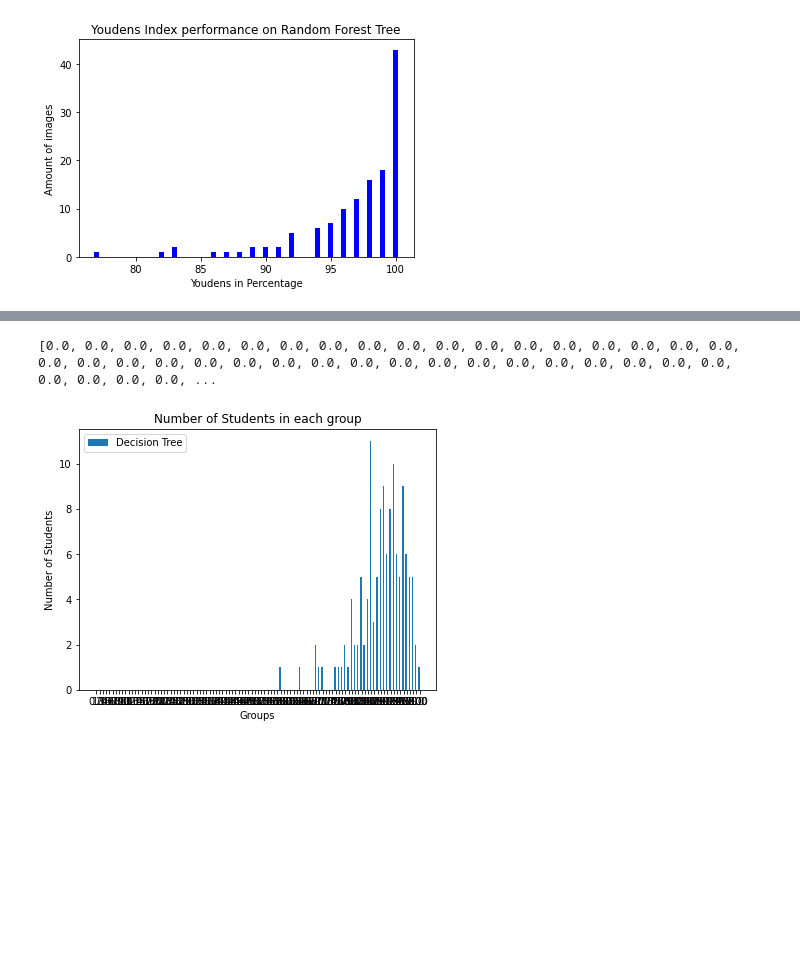
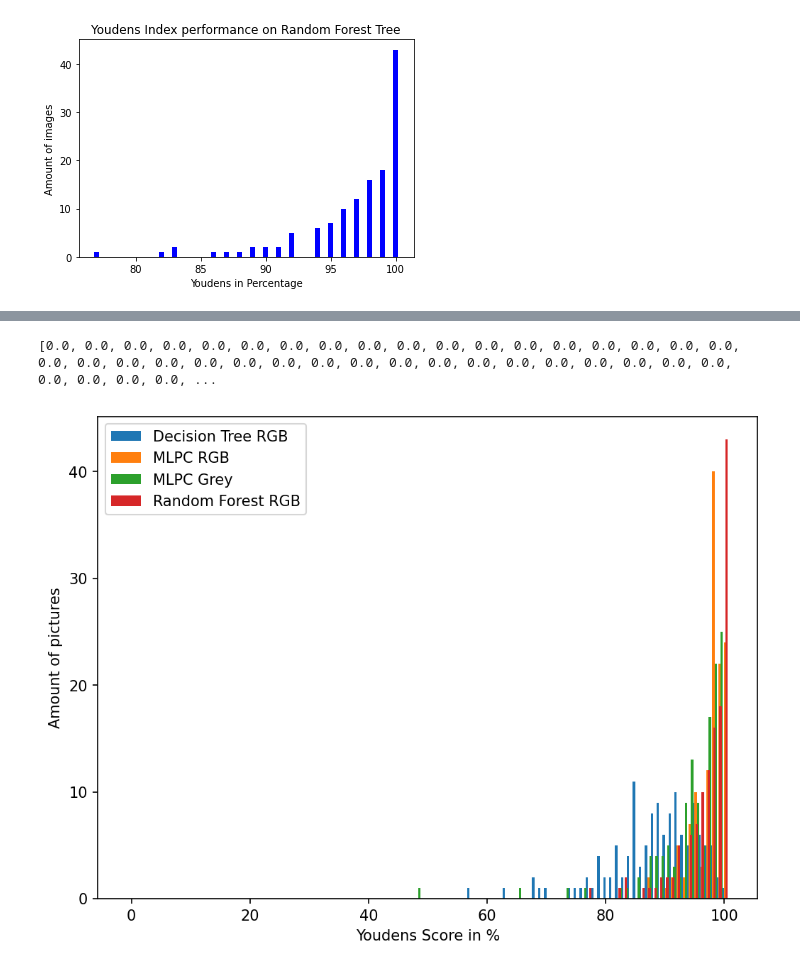
Before and after one commit to Jepp0103/AI_Exam, a Jupyter notebook: Notebooks/Findings Plots.ipynb, the cells around one changed output, grey strips where cells are left out. Cells and saved outputs as stored; diff of their text form; code cells hidden in the pictures; blank space fills up the shorter version.

Commit message:
Fix bar plot

```diff
--- a/Notebooks/Findings Plots.ipynb
+++ b/Notebooks/Findings Plots.ipynb
@@ -180,29 +249,34 @@ print(df)
-# %%
-labels = []
-
-for item in youdens_score:
-    if(item != 1.00):
-        labels.append(np.round(item*100, 2))
-    else:
-        labels.append(100)
-
-print(dec_tree_construct)
-
-X = labels
-YDT = dec_tree_construct
-#Zboys = [20,30,25,30]
-
-X_axis = np.arange(len(X))
-
-plt.bar(X_axis - 0.2, YDT, 0.4, label = 'Decision Tree')
-#plt.bar(X_axis + 0.2, Zboys, 0.4, label = 'Boys')
-
-plt.xticks(X_axis, X)
-plt.xlabel("Groups")
-plt.ylabel("Number of Students")
-plt.title("Number of Students in each group")
-plt.legend()
-plt.show()
-# %% [output]
-[0.0, 0.0, 0.0, 0.0, 0.0, 0.0, 0.0, 0.0, 0.0, 0.0, 0.0, 0.0, 0.0, 0.0, 0.0, 0.0, 0.0, 0.0, 0.0, 0.0, 0.0, 0.0, 0.0, 0.0, 0.0, 0.0, 0.0, 0.0, 0.0, 0.0, 0.0, 0.0, 0.0, 0.0, 0.0, 0.0, 0.0, 0.0, 0.0, 0.0, ...
-[figure, removed]
+# %%
+labels = []
+
+figure(figsize=(8, 6), dpi=150)
+
+for item in youdens_score:
+    if(item != 1.00):
+        labels.append(np.round(item*100, 2))
+    else:
+        labels.append(100)
+
+print(dec_tree_construct)
+
+X = labels
+YDT = dec_tree_construct
+YMLPC = mlpc_rgb_construct
+YRF = rndm_frst_construct
+YMLPCG = mlpc_grey_construct
+
+X_axis = np.arange(len(X))
+
+plt.bar(X_axis - 0.2, YDT, 0.4, label = 'Decision Tree RGB')
+plt.bar(X_axis + 0.2, YMLPC, 0.4, label = 'MLPC RGB')
+plt.bar(X_axis - 0.4, YMLPCG, 0.4, label = 'MLPC Grey')
+plt.bar(X_axis + 0.4, YRF, 0.4, label = 'Random Forest RGB')
+plt.legend()
+
+plt.xlabel("Youdens Score in %")
+plt.ylabel("Amount of pictures")
+
+plt.show()
+# %% [output]
+[0.0, 0.0, 0.0, 0.0, 0.0, 0.0, 0.0, 0.0, 0.0, 0.0, 0.0, 0.0, 0.0, 0.0, 0.0, 0.0, 0.0, 0.0, 0.0, 0.0, 0.0, 0.0, 0.0, 0.0, 0.0, 0.0, 0.0, 0.0, 0.0, 0.0, 0.0, 0.0, 0.0, 0.0, 0.0, 0.0, 0.0, 0.0, 0.0, 0.0, ...
+[figure, added]
```
Also changed, not shown: parts of 1 cell of this notebook.
